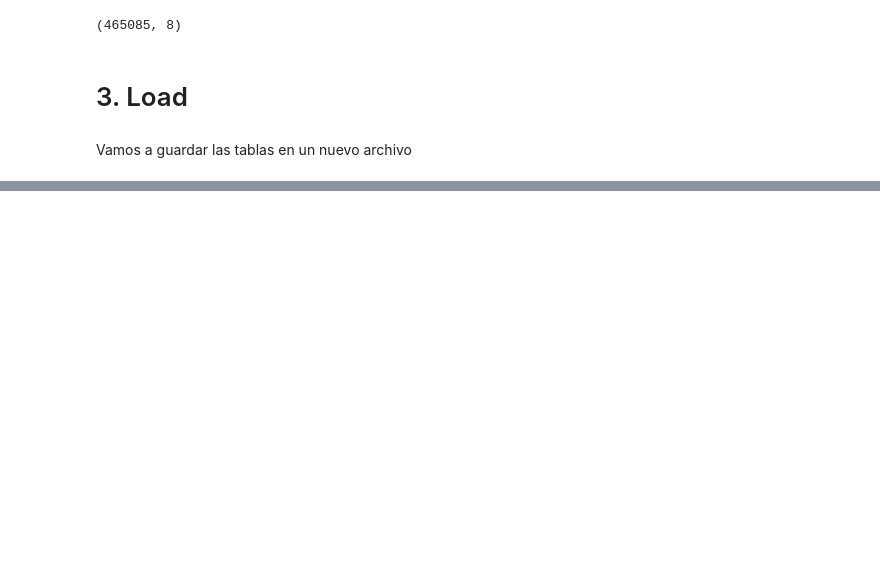
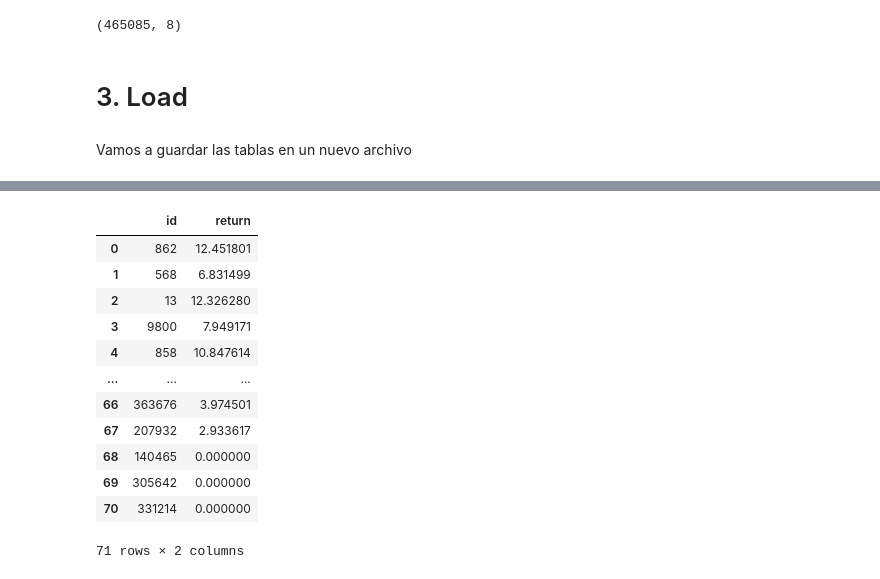
Before and after one commit to SDCaFlo/HenryProjects, a Jupyter notebook: ETL.ipynb, the cells around one changed output, grey strips where cells are left out. Cells and saved outputs as stored; diff of their text form; code cells hidden in the pictures; blank space fills up the shorter version.

```diff
--- a/ETL.ipynb
+++ b/ETL.ipynb
@@ -355,0 +461,17 @@ movies_df_exploded_normalized.to_csv("transformed/movies_df", index=False)
+# %%
+merge_df = pd.merge(movie_return_df,movie_id_list_df, how="inner", on="id")
+merge_df
+# %% [output]
+|  | id | return |
+| 0 | 862 | 12.451801 |
+| 1 | 568 | 6.831499 |
+| 2 | 13 | 12.326280 |
+| 3 | 9800 | 7.949171 |
+| 4 | 858 | 10.847614 |
+| ... | ... | ... |
+| 66 | 363676 | 3.974501 |
+| 67 | 207932 | 2.933617 |
+| 68 | 140465 | 0.000000 |
+| 69 | 305642 | 0.000000 |
+| 70 | 331214 | 0.000000 |
+71 rows × 2 columns
```
Also changed, not shown: parts of 18 cells of this notebook, 1 other file.
